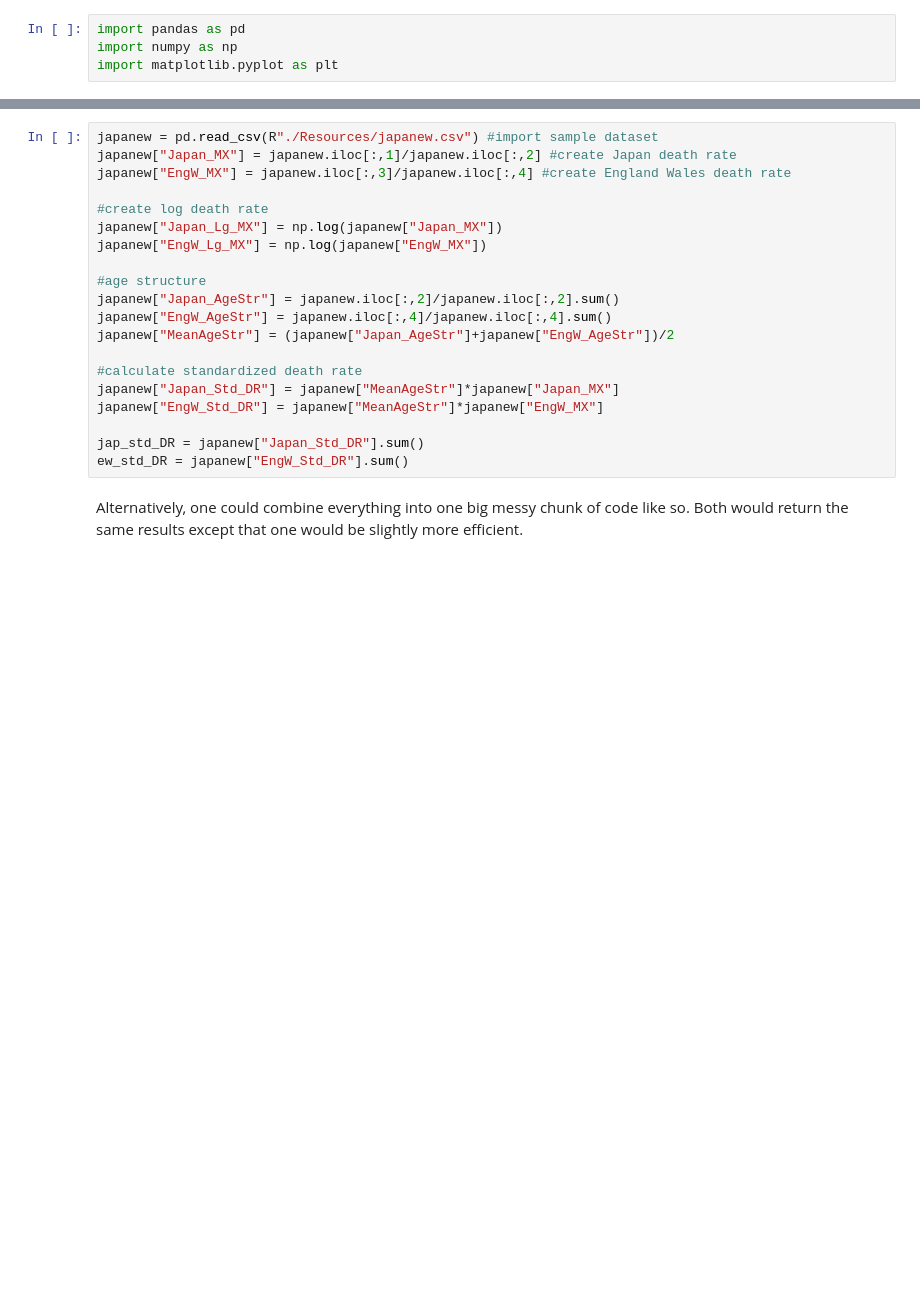
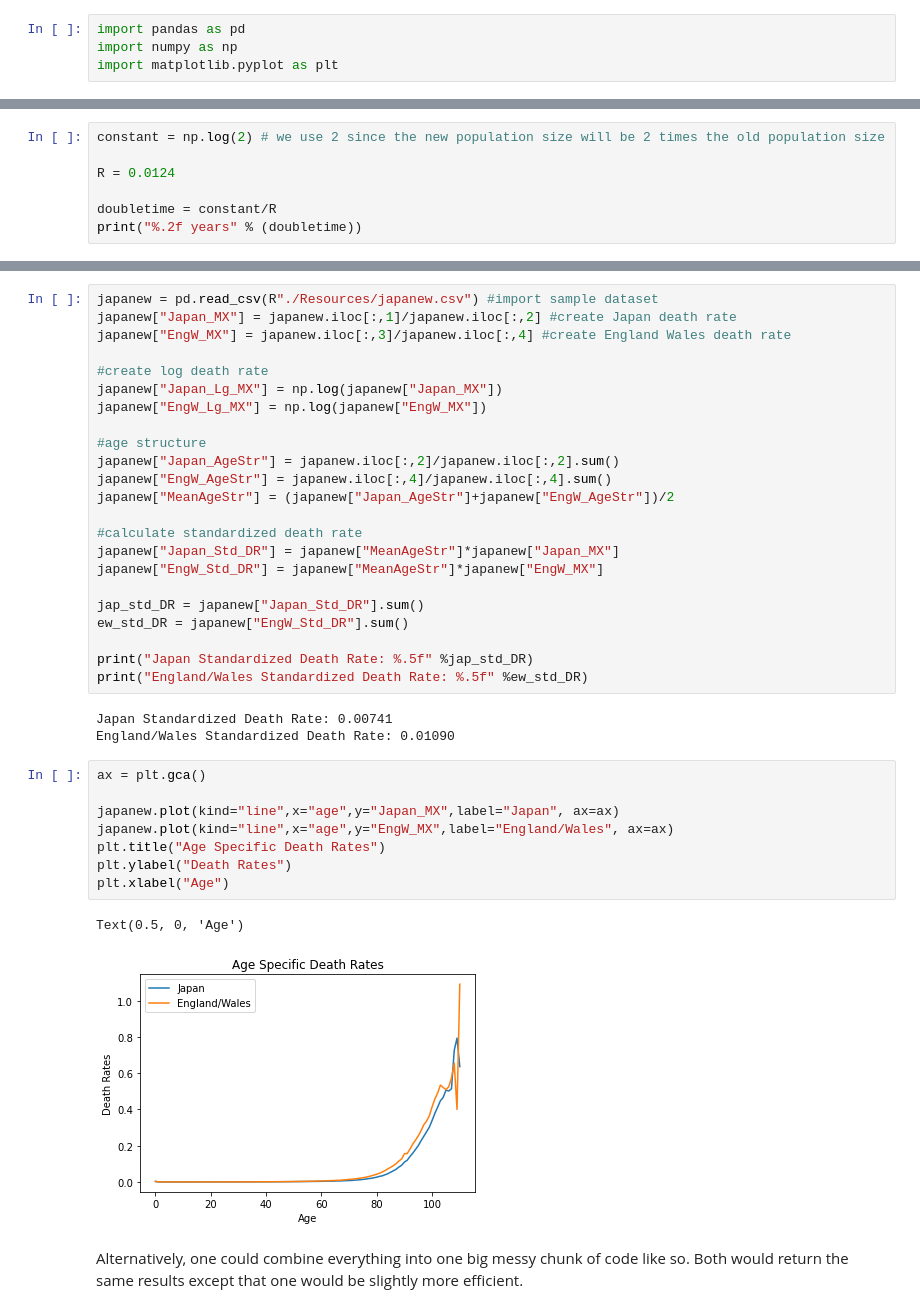
Before and after one commit to zachlim98/personal-improvement, a Jupyter notebook: demog functions/DemogFunctions.ipynb, the cells around one changed output, grey strips where cells are left out. Cells and saved outputs as stored; diff of their text form; blank space fills up the shorter version.

```diff
--- a/demog functions/DemogFunctions.ipynb
+++ b/demog functions/DemogFunctions.ipynb
@@ -10,0 +66,7 @@ The first exercise that I wanted to do was to use Python to easily calculate Cru
+# %%
+constant = np.log(2) # we use 2 since the new population size will be 2 times the old population size
+
+R = 0.0124
+
+doubletime = constant/R
+print("%.2f years" % (doubletime))
@@ -28,6 +107,23 @@ japanew["EngW_Std_DR"] = japanew["MeanAgeStr"]*japanew["EngW_MX"]
 
 jap_std_DR = japanew["Japan_Std_DR"].sum()
 ew_std_DR = japanew["EngW_Std_DR"].sum()
+
+print("Japan Standardized Death Rate: %.5f" %jap_std_DR)
+print("England/Wales Standardized Death Rate: %.5f" %ew_std_DR)
+# %% [output]
+Japan Standardized Death Rate: 0.00741
+England/Wales Standardized Death Rate: 0.01090
+# %%
+ax = plt.gca()
+
+japanew.plot(kind="line",x="age",y="Japan_MX",label="Japan", ax=ax)
+japanew.plot(kind="line",x="age",y="EngW_MX",label="England/Wales", ax=ax)
+plt.title("Age Specific Death Rates")
+plt.ylabel("Death Rates")
+plt.xlabel("Age")
+# %% [output]
+Text(0.5, 0, 'Age')
+[figure, added]
 # %% [markdown]
 Alternatively, one could combine everything into one big messy chunk of code like so. Both would return the same results except that one would be slightly more efficient.
 # %%
```
Also changed, not shown: parts of 9 cells of this notebook, 4 other files.
